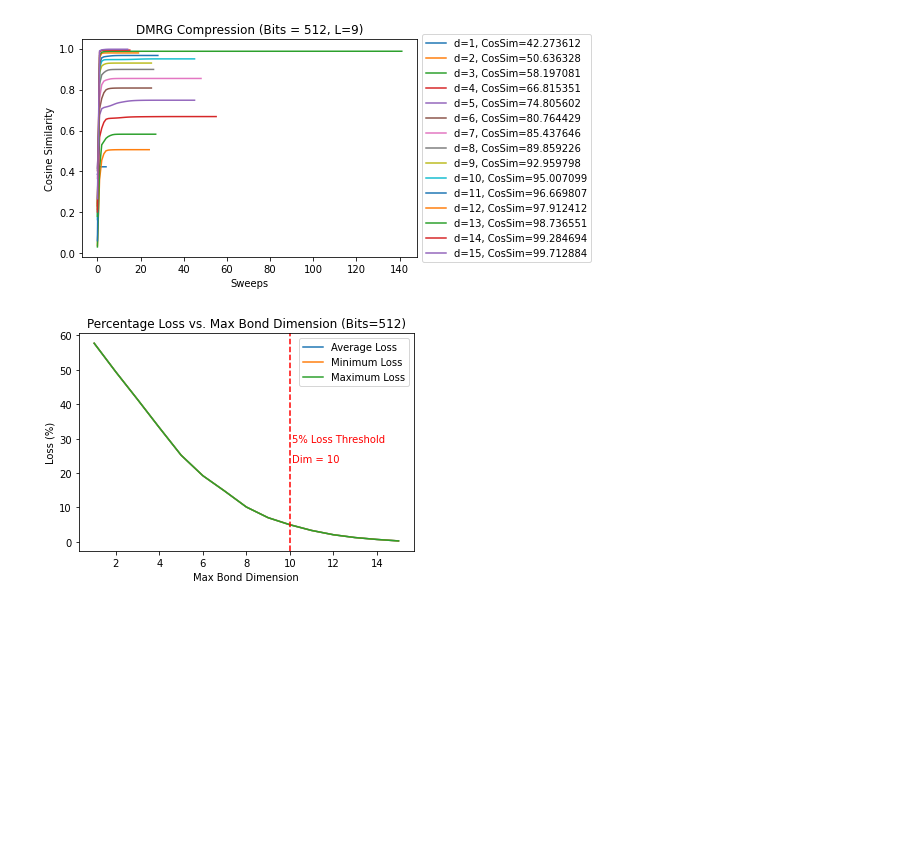
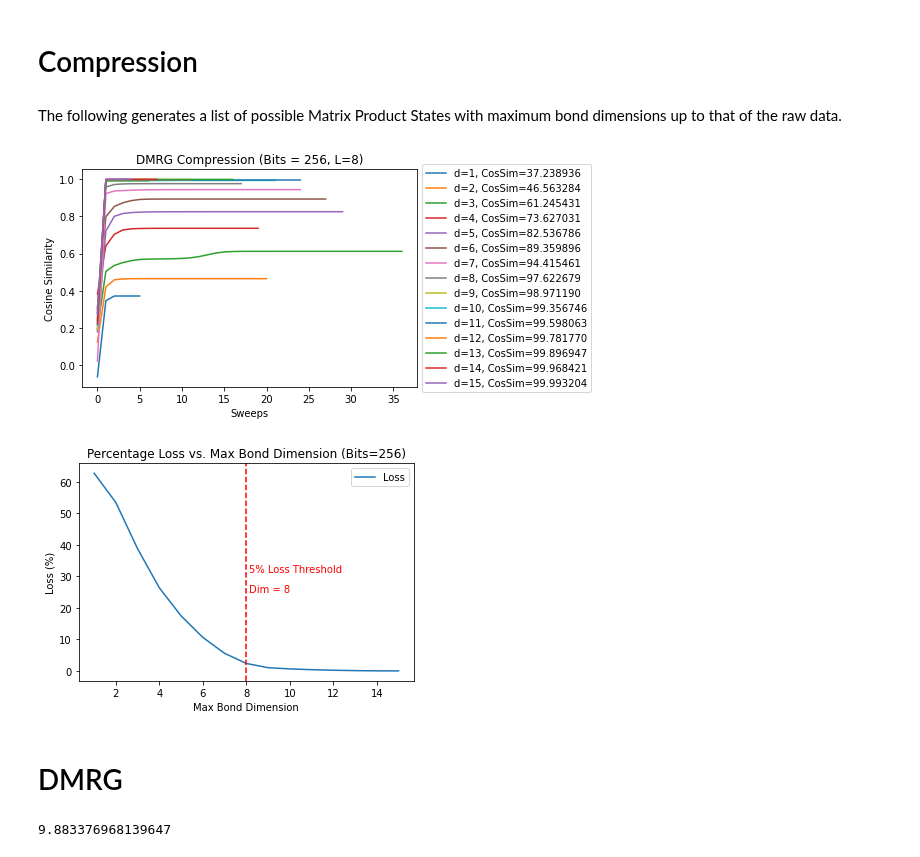
Before and after one commit to aaronleesander/DMRG-inspired-Algorithms-for-Neural-Network-Compression, a Jupyter notebook: main.ipynb, the cells around one changed output. Drawn from its saved outputs; the diff is of its cells as text; code cells hidden in the pictures; blank space fills up the shorter version.

Commit message:
functionized
before editing full_sweep

```diff
--- a/main.ipynb
+++ b/main.ipynb
@@ -42,8 +23,14 @@ raw_state = vector_to_left_canonical_MPS(data, phys_dim = d, num_sites = L)
-# %%
-benchmark_sweeps(raw_state, phys_dim=d)
-# %% [output]
-[figure, removed]
-# %%
-benchmark_compression(raw_state, d, attempts=1)
-# %% [output]
-[figure, removed]
+# %% [markdown]
+# Compression
+# %% [markdown]
+The following generates a list of possible Matrix Product States with maximum bond dimensions up to that of the raw data.
+# %%
+# Physical dimension
+d = 2
+data = rawData(bits=256, phys_dim=d)
+compressed_data = compressedData(data.MPS, phys_dim=d)
+# %% [output]
+[figure, added]
+[figure, added]
+# %% [markdown]
+# DMRG
@@ -49,0 +45,4 @@ benchmark_compression(raw_state, d, attempts=1)
+# %%
+TN.expectation_value
+# %% [output]
+9.883376968139647
```
Also changed, not shown: parts of 6 cells of this notebook, 5 other files.
